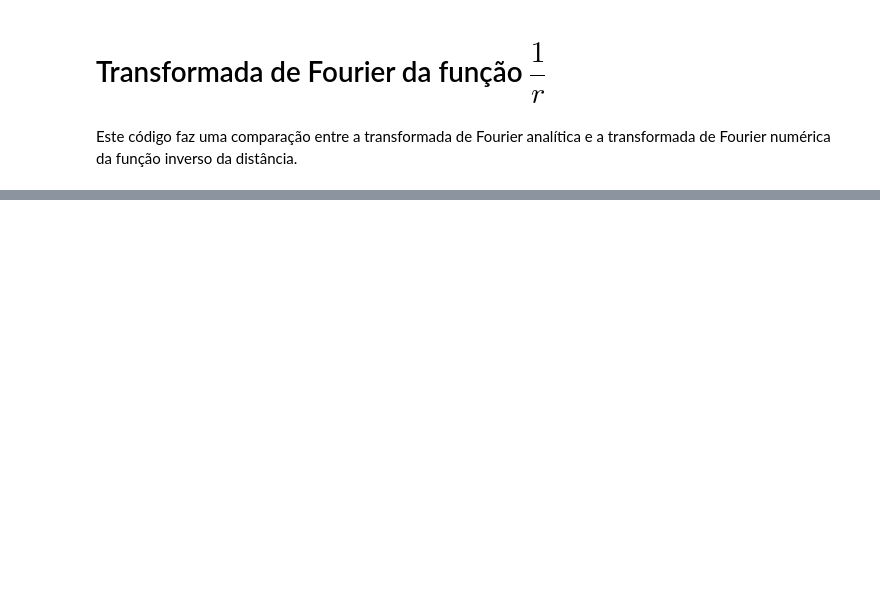
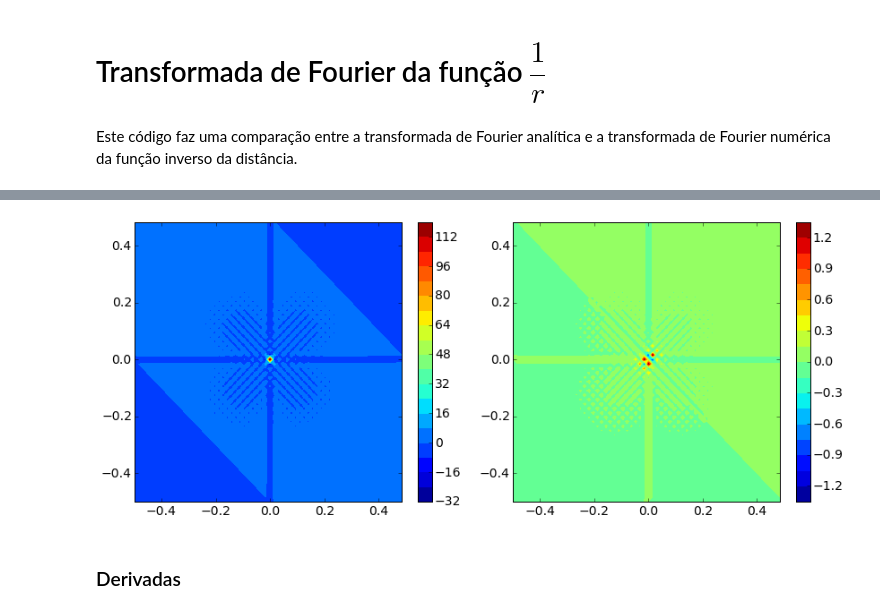
Before and after one commit to birocoles/Disciplina-metodos-potenciais, a Jupyter notebook: Aulas/Fourier/TF_inv_distancia.ipynb, the cells around one changed output, grey strips where cells are left out. Saved outputs shown, nothing was run; the diff lists cells and outputs as text; code cells hidden in the pictures; blank space fills up the shorter version.

```diff
--- a/Aulas/Fourier/TF_inv_distancia.ipynb
+++ b/Aulas/Fourier/TF_inv_distancia.ipynb
@@ -37,0 +38,2 @@ def iDFT_slow_1D(x):
+# %%
+kx, ky = np.meshgrid(fftfreq(Nx), fftfreq(Ny))
@@ -64,0 +64,14 @@ def iDFT_slow_2D(x):
+# %%
+plt.figure(figsize=(12,5))
+plt.subplot(1,2,1)
+plt.contourf(fftshift(ky),fftshift(kx),fftshift(Fn).real,20)
+plt.colorbar()
+plt.subplot(1,2,2)
+plt.contourf(fftshift(ky),fftshift(kx),fftshift(Fn).imag,20)
+plt.colorbar()
+plt.tight_layout()
+plt.show()
+# %% [output]
+[figure, added]
+# %% [markdown]
+### Derivadas
```
Also changed, not shown: parts of 18 cells of this notebook.
